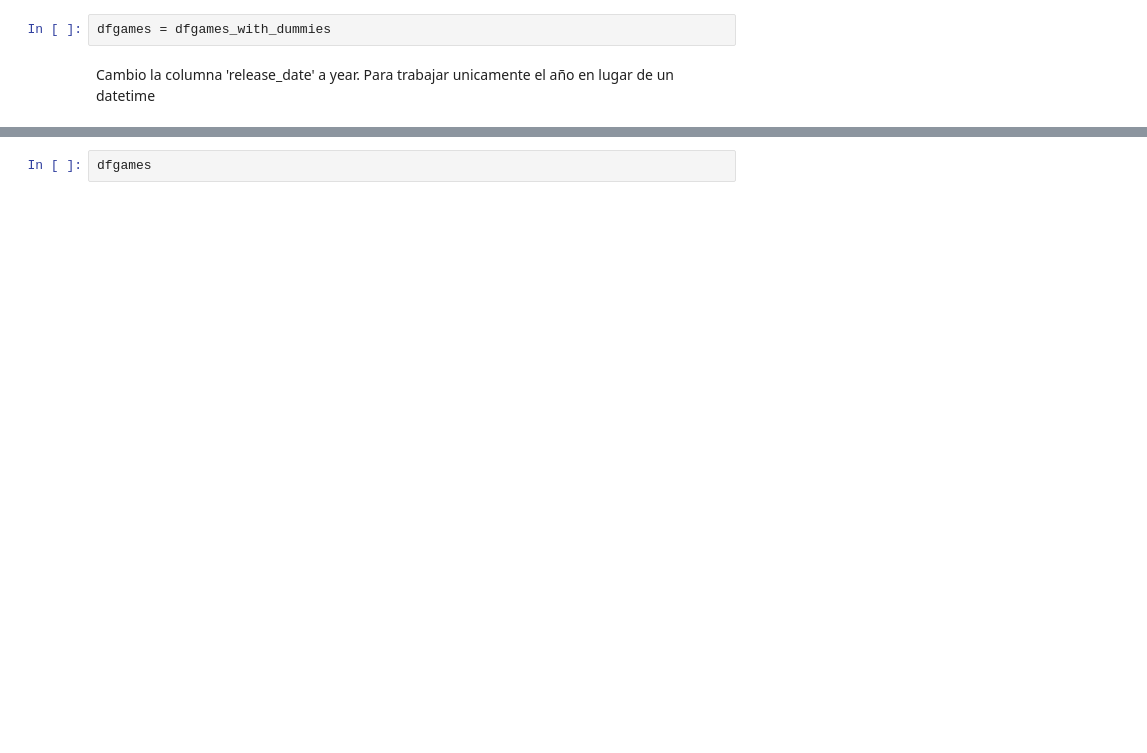
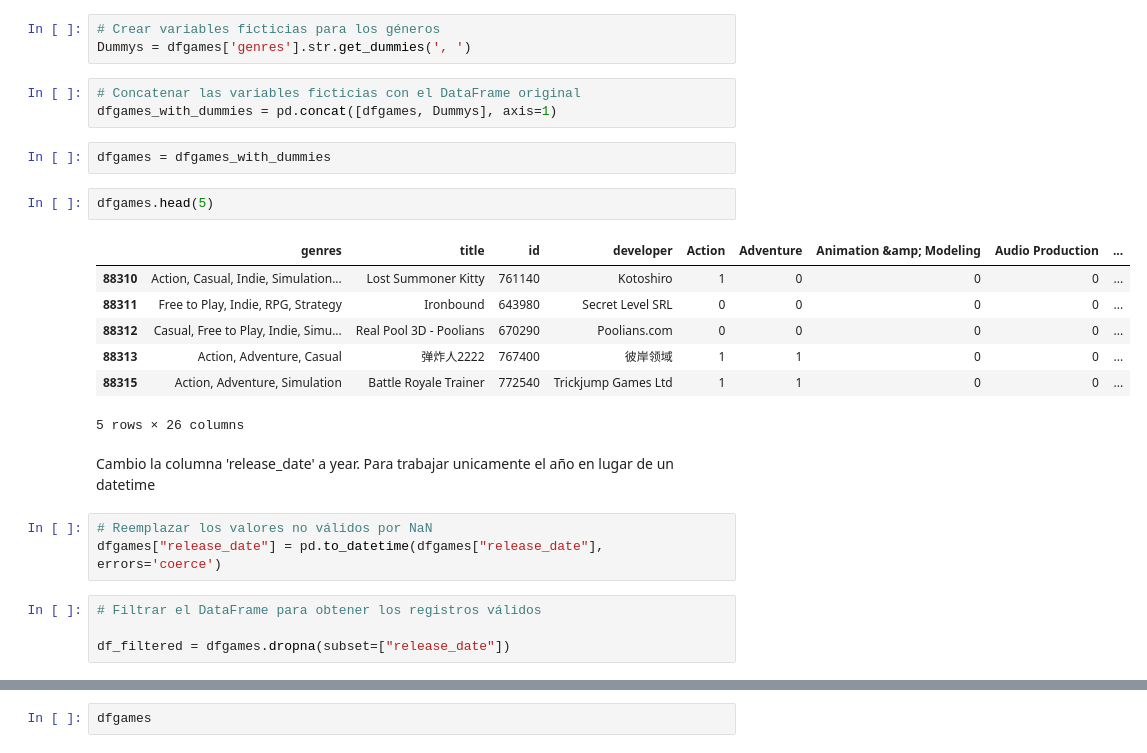
Before and after one commit to tomasarroyomzk/PROYECTO.FINAL, a Jupyter notebook: ETL.ipynb, the cells around one changed output, grey strips where cells are left out. Cells and saved outputs as stored; diff of their text form; blank space fills up the shorter version.

```diff
--- a/ETL.ipynb
+++ b/ETL.ipynb
@@ -40,4 +69,27 @@ dfgames_with_dummies = pd.concat([dfgames, dummy_genres], axis=1)
+# %%
+# Crear variables ficticias para los géneros
+Dummys = dfgames['genres'].str.get_dummies(', ')
+# %%
+# Concatenar las variables ficticias con el DataFrame original
+dfgames_with_dummies = pd.concat([dfgames, Dummys], axis=1)
 # %%
 dfgames = dfgames_with_dummies
+# %%
+dfgames.head(5)
+# %% [output]
+|  | genres | title | id | developer | Action | Adventure | Animation &amp; Modeling | Audio Production | ... |
+| 88310 | Action, Casual, Indie, Simulation... | Lost Summoner Kitty | 761140 | Kotoshiro | 1 | 0 | 0 | 0 | ... |
+| 88311 | Free to Play, Indie, RPG, Strategy | Ironbound | 643980 | Secret Level SRL | 0 | 0 | 0 | 0 | ... |
+| 88312 | Casual, Free to Play, Indie, Simu... | Real Pool 3D - Poolians | 670290 | Poolians.com | 0 | 0 | 0 | 0 | ... |
+| 88313 | Action, Adventure, Casual | 弹炸人2222 | 767400 | 彼岸领域 | 1 | 1 | 0 | 0 | ... |
+| 88315 | Action, Adventure, Simulation | Battle Royale Trainer | 772540 | Trickjump Games Ltd | 1 | 1 | 0 | 0 | ... |
+5 rows × 26 columns
 # %% [markdown]
 Cambio la columna 'release_date' a year. Para trabajar unicamente el año en lugar de un datetime
+# %%
+# Reemplazar los valores no válidos por NaN
+dfgames["release_date"] = pd.to_datetime(dfgames["release_date"], errors='coerce')
+# %%
+# Filtrar el DataFrame para obtener los registros válidos
+
+df_filtered = dfgames.dropna(subset=["release_date"])
```
Also changed, not shown: parts of 23 cells of this notebook.
